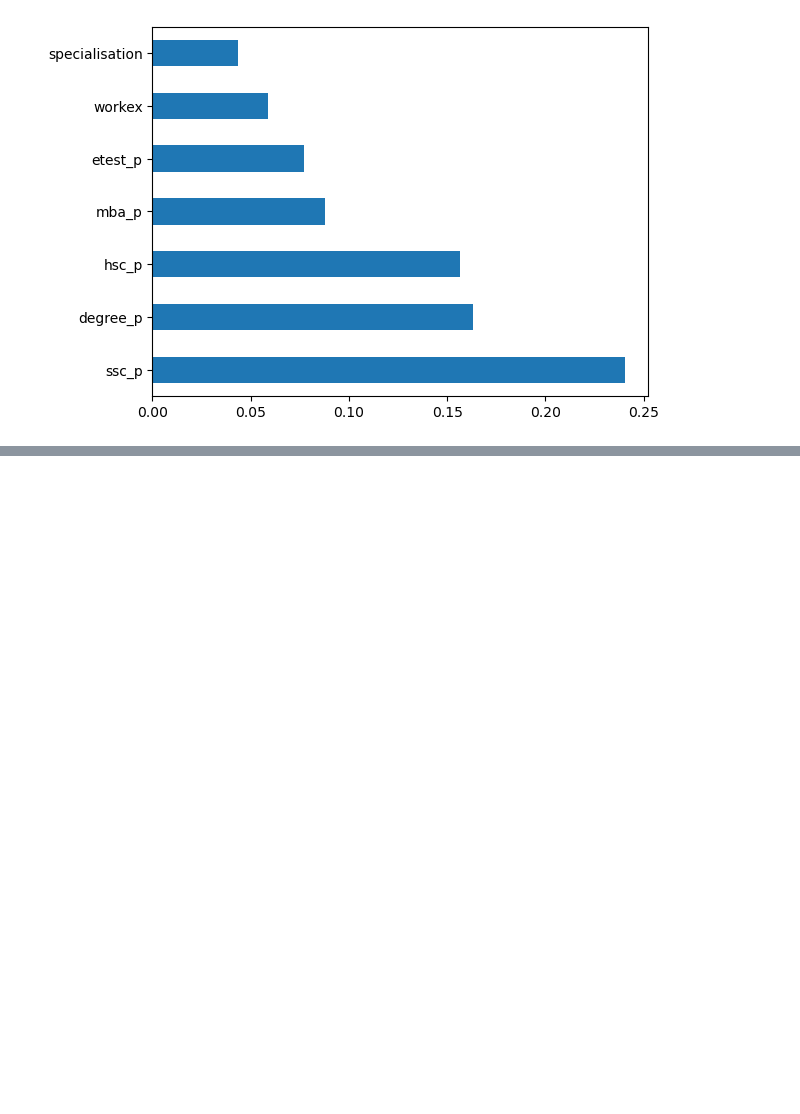
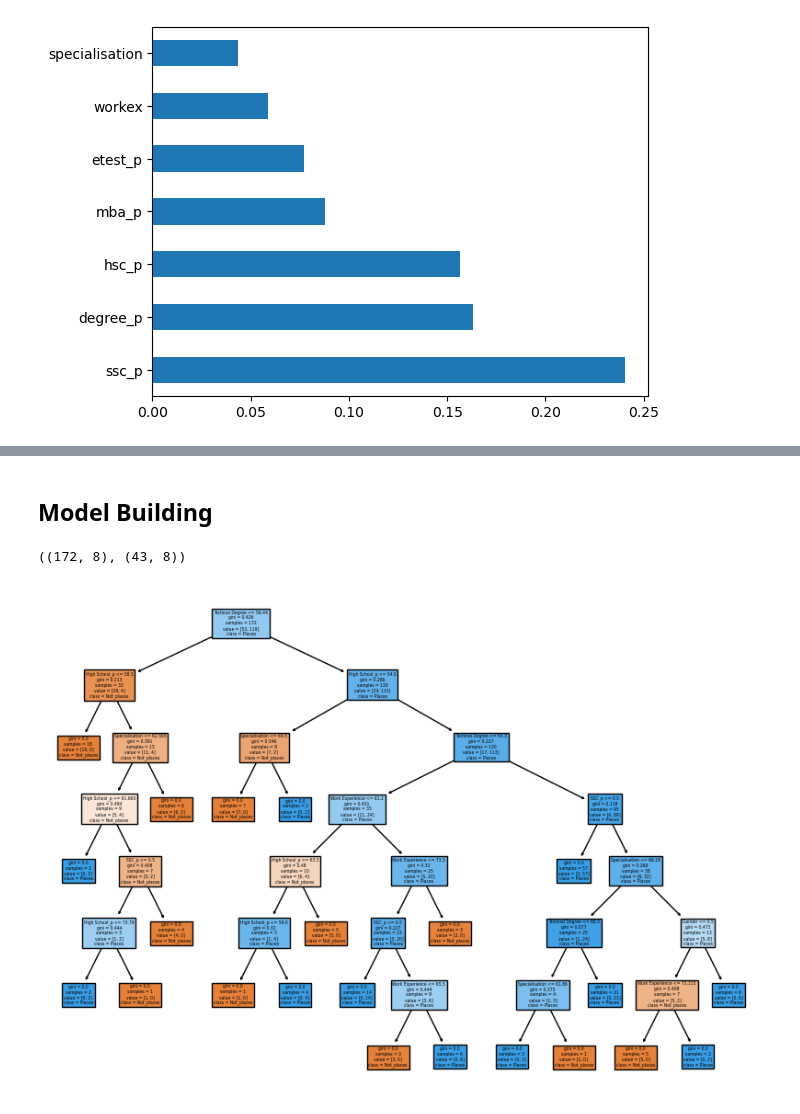
Before and after one commit to lawalsegun2025/campus_placement_predictor, a Jupyter notebook: job_placement_predictor.ipynb, the cells around one changed output, grey strips where cells are left out. Drawn from its saved outputs; the diff is of its cells as text; code cells hidden in the pictures; blank space fills up the shorter version.

Commit message:
decision_tree

```diff
--- a/job_placement_predictor.ipynb
+++ b/job_placement_predictor.ipynb
@@ -620,0 +610,4 @@ get_mappings
+# %%
+# renaming the columns
+X.columns = ['Gender','Specialisation','Techinal Degree','Work Experience','SSC_p','High School_p','Degree_p','MBA_p']
+X.head()
@@ -620,0 +621,2 @@ get_mappings
+# %% [markdown]
+## Model Building
@@ -620,0 +632,17 @@ get_mappings
+# %%
+# Split data
+X_train, X_test, y_train, y_test = train_test_split(X,
+                                                    y,
+                                                    test_size=0.2)
+
+X_train.shape, X_test.shape
+# %% [output]
+((172, 8), (43, 8))
+# %%
+# instanciate a decision tree
+dc = DecisionTreeClassifier()
+dc.fit(X_train, y_train)
+plt.figure(figsize=(10, 7))
+tree.plot_tree(dc, filled=True, class_names=["Not_places", "Places"], feature_names=X.columns);
+# %% [output]
+[figure, added]
```
Also changed, not shown: parts of 22 cells of this notebook.
